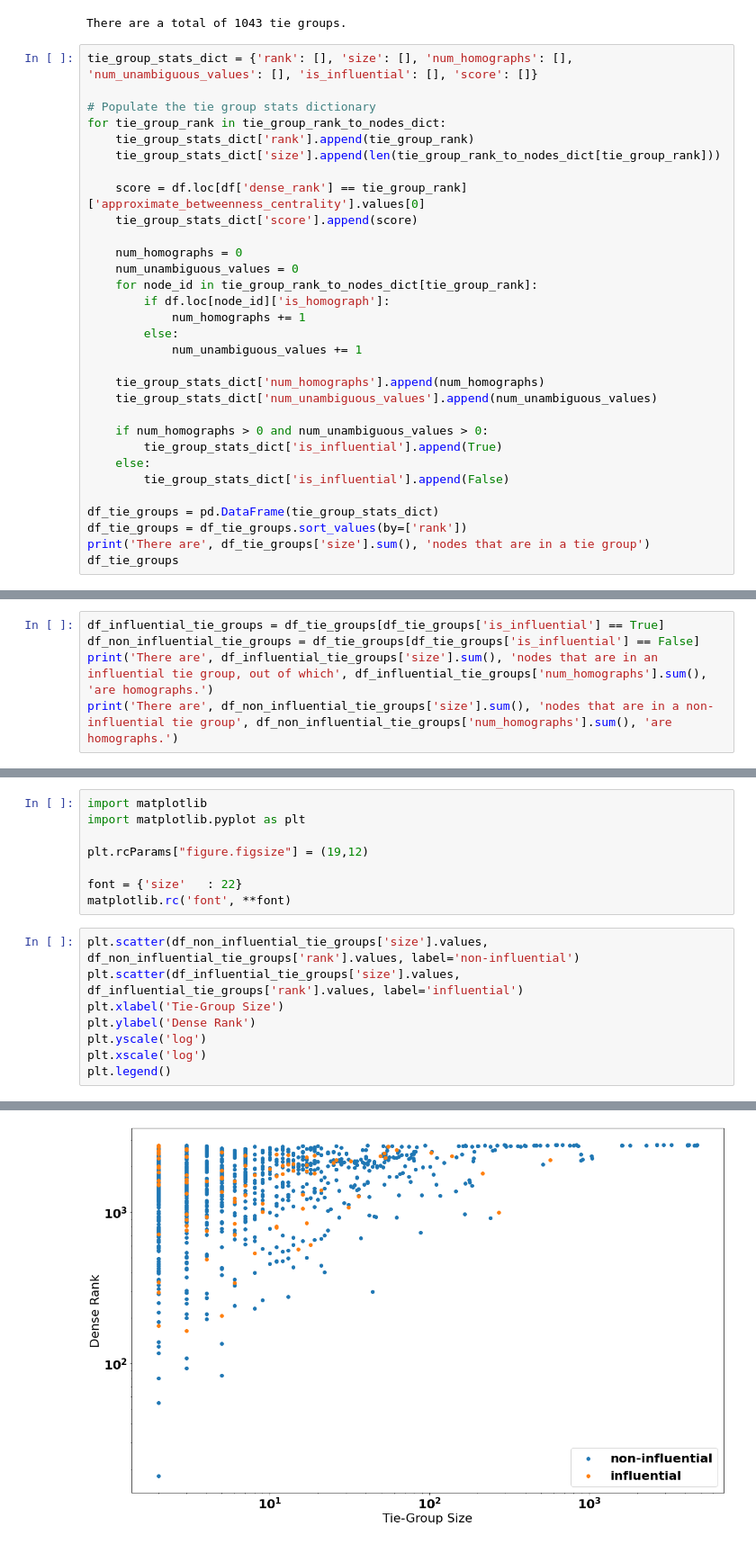
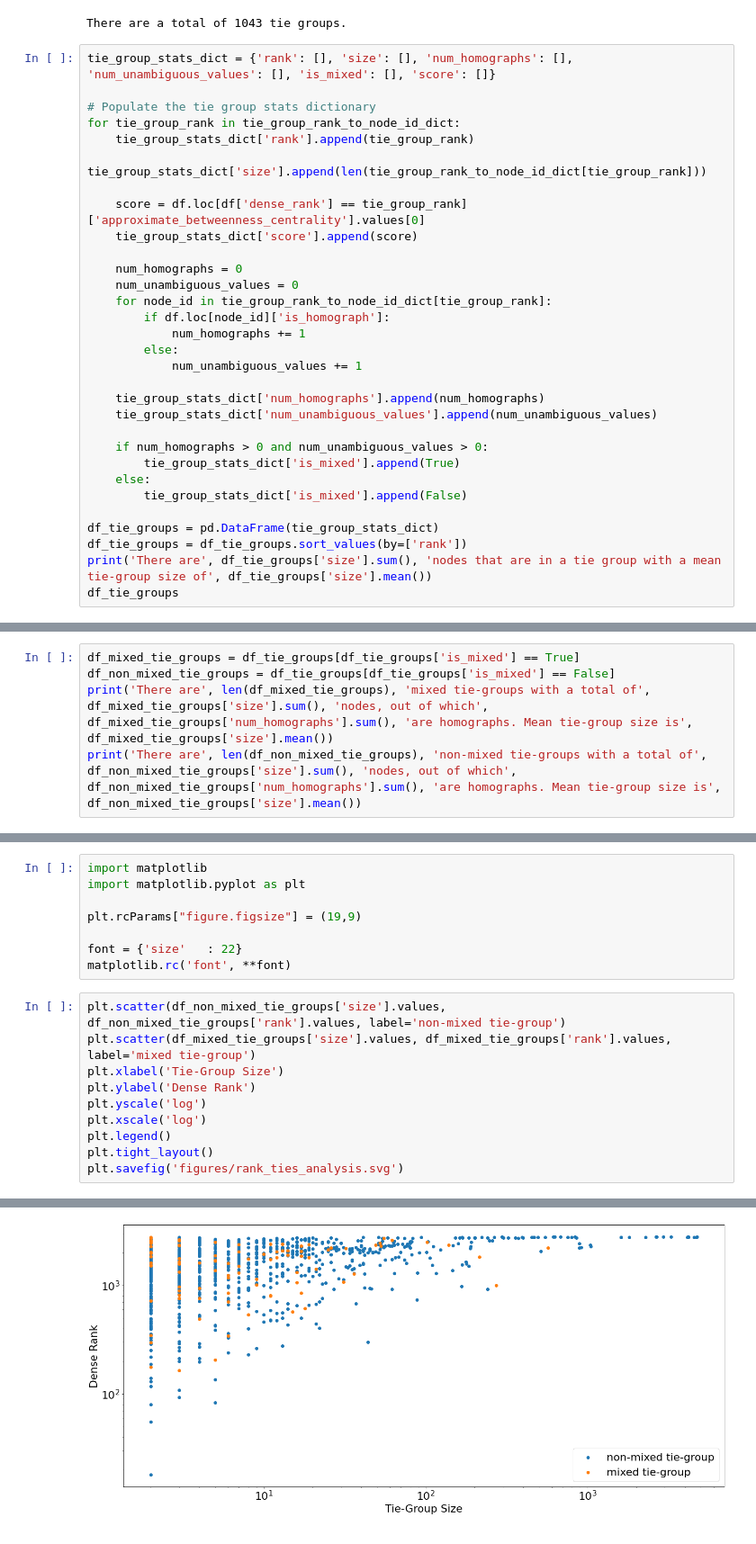
Before and after one commit to northeastern-datalab/domain_net, a Jupyter notebook: network_analysis/rank_ties_analysis.ipynb, the cells around one changed output, grey strips where cells are left out. Shown at 90% size. Cells and saved outputs as stored; diff of their text form.

```diff
--- a/network_analysis/rank_ties_analysis.ipynb
+++ b/network_analysis/rank_ties_analysis.ipynb
@@ -44,19 +44,19 @@ print('There are a total of', len(tie_group_rank_to_node_id_dict), 'tie groups.'
 # %% [output]
 There are a total of 1043 tie groups.
 # %%
-tie_group_stats_dict = {'rank': [], 'size': [], 'num_homographs': [], 'num_unambiguous_values': [], 'is_influential': [], 'score': []}
+tie_group_stats_dict = {'rank': [], 'size': [], 'num_homographs': [], 'num_unambiguous_values': [], 'is_mixed': [], 'score': []}
 
 # Populate the tie group stats dictionary
-for tie_group_rank in tie_group_rank_to_nodes_dict:
+for tie_group_rank in tie_group_rank_to_node_id_dict:
     tie_group_stats_dict['rank'].append(tie_group_rank)
-    tie_group_stats_dict['size'].append(len(tie_group_rank_to_nodes_dict[tie_group_rank]))
+    tie_group_stats_dict['size'].append(len(tie_group_rank_to_node_id_dict[tie_group_rank]))
 
     score = df.loc[df['dense_rank'] == tie_group_rank]['approximate_betweenness_centrality'].values[0]
     tie_group_stats_dict['score'].append(score)
 
     num_homographs = 0
     num_unambiguous_values = 0
-    for node_id in tie_group_rank_to_nodes_dict[tie_group_rank]:
+    for node_id in tie_group_rank_to_node_id_dict[tie_group_rank]:
         if df.loc[node_id]['is_homograph']:
             num_homographs += 1
         else:
@@ -66,12 +66,12 @@ for tie_group_rank in tie_group_rank_to_nodes_dict:
     tie_group_stats_dict['num_unambiguous_values'].append(num_unambiguous_values)
 
     if num_homographs > 0 and num_unambiguous_values > 0:
-        tie_group_stats_dict['is_influential'].append(True)
+        tie_group_stats_dict['is_mixed'].append(True)
     else:
-        tie_group_stats_dict['is_influential'].append(False)
+        tie_group_stats_dict['is_mixed'].append(False)
 
 df_tie_groups = pd.DataFrame(tie_group_stats_dict)
 df_tie_groups = df_tie_groups.sort_values(by=['rank'])
-print('There are', df_tie_groups['size'].sum(), 'nodes that are in a tie group')
+print('There are', df_tie_groups['size'].sum(), 'nodes that are in a tie group with a mean tie-group size of', df_tie_groups['size'].mean())
 df_tie_groups
 # %% [output]
@@ -90,8 +90,8 @@ There are 85953 nodes that are in a tie group
 | 1042 | 2795.0 | 615 | 0 | 615 | False | 4.039309e-14 |
 1043 rows × 6 columns
 # %%
-df_influential_tie_groups = df_tie_groups[df_tie_groups['is_influential'] == True]
-df_non_influential_tie_groups = df_tie_groups[df_tie_groups['is_influential'] == False]
-print('There are', df_influential_tie_groups['size'].sum(), 'nodes that are in an influential tie group, out of which', df_influential_tie_groups['num_homographs'].sum(), 'are homographs.')
-print('There are', df_non_influential_tie_groups['size'].sum(), 'nodes that are in a non-influential tie group', df_non_influential_tie_groups['num_homographs'].sum(), 'are homographs.')
+df_mixed_tie_groups = df_tie_groups[df_tie_groups['is_mixed'] == True]
+df_non_mixed_tie_groups = df_tie_groups[df_tie_groups['is_mixed'] == False]
+print('There are', len(df_mixed_tie_groups), 'mixed tie-groups with a total of', df_mixed_tie_groups['size'].sum(), 'nodes, out of which', df_mixed_tie_groups['num_homographs'].sum(), 'are homographs. Mean tie-group size is', df_mixed_tie_groups['size'].mean())
+print('There are', len(df_non_mixed_tie_groups), 'non-mixed tie-groups with a total of', df_non_mixed_tie_groups['size'].sum(), 'nodes, out of which', df_non_mixed_tie_groups['num_homographs'].sum(), 'are homographs. Mean tie-group size is', df_non_mixed_tie_groups['size'].mean())
 # %% [output]
@@ -101,16 +101,18 @@ There are 83694 nodes that are in a non-influential tie group 16628 are homograp
 import matplotlib
 import matplotlib.pyplot as plt
 
-plt.rcParams["figure.figsize"] = (19,12)
+plt.rcParams["figure.figsize"] = (19,9)
 
 font = {'size'   : 22}
 matplotlib.rc('font', **font)
 # %%
-plt.scatter(df_non_influential_tie_groups['size'].values, df_non_influential_tie_groups['rank'].values, label='non-influential')
-plt.scatter(df_influential_tie_groups['size'].values, df_influential_tie_groups['rank'].values, label='influential')
+plt.scatter(df_non_mixed_tie_groups['size'].values, df_non_mixed_tie_groups['rank'].values, label='non-mixed tie-group')
+plt.scatter(df_mixed_tie_groups['size'].values, df_mixed_tie_groups['rank'].values, label='mixed tie-group')
 plt.xlabel('Tie-Group Size')
 plt.ylabel('Dense Rank')
 plt.yscale('log')
 plt.xscale('log')
 plt.legend()
+plt.tight_layout()
+plt.savefig('figures/rank_ties_analysis.svg')
 # %% [output]
@@ -118 +119 @@ plt.legend()
-[figure, old version]
+[figure, new version]
```
Also changed, not shown: parts of 4 cells of this notebook, 3 other files.
